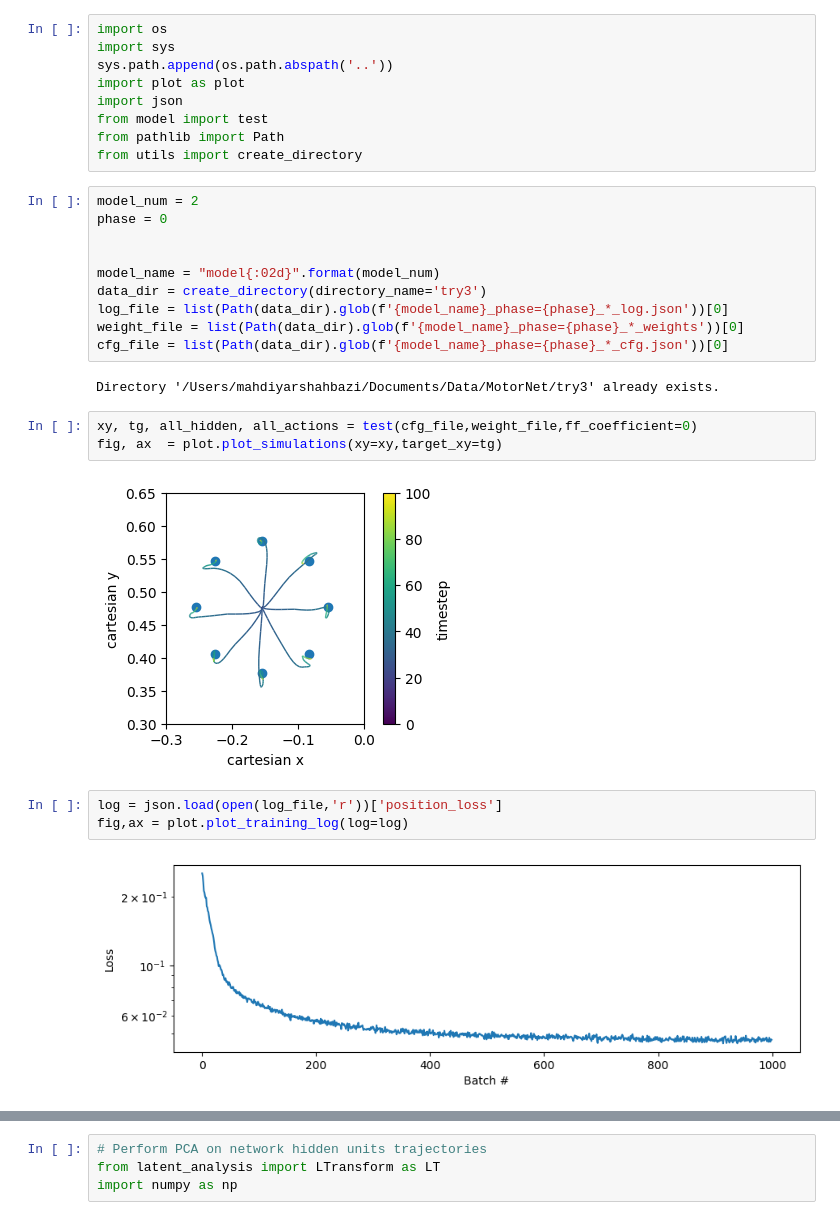
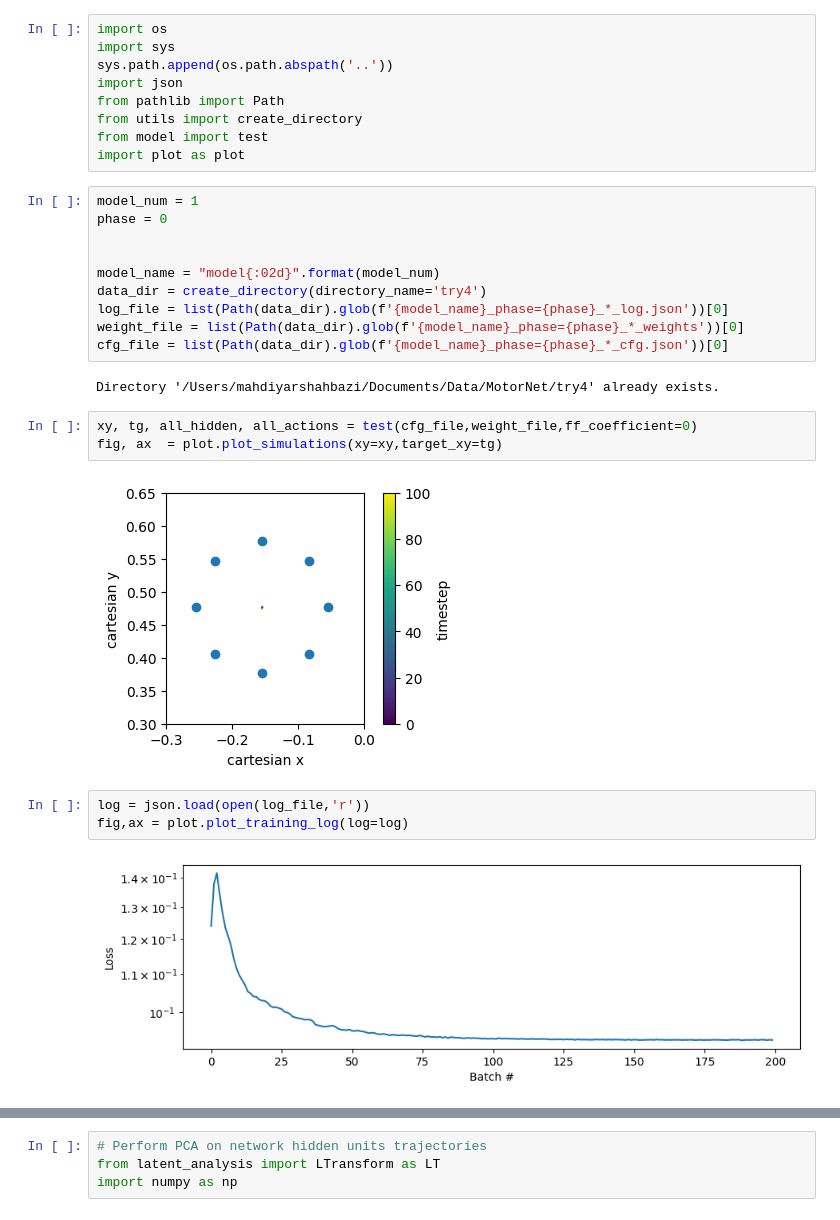
Before and after one commit to mshahbazi1997/MotorSavingModel, a Jupyter notebook: notebooks/test_network.ipynb, the cells around one changed output, grey strips where cells are left out. Saved outputs shown, nothing was run; the diff lists cells and outputs as text.

```diff
--- a/notebooks/test_network.ipynb
+++ b/notebooks/test_network.ipynb
@@ -2,33 +2,33 @@
 import os
 import sys
 sys.path.append(os.path.abspath('..'))
-import plot as plot
 import json
-from model import test
 from pathlib import Path
 from utils import create_directory
+from model import test
+import plot as plot
 # %%
-model_num = 2
+model_num = 1
 phase = 0
 
 
 model_name = "model{:02d}".format(model_num)
-data_dir = create_directory(directory_name='try3')
+data_dir = create_directory(directory_name='try4')
 log_file = list(Path(data_dir).glob(f'{model_name}_phase={phase}_*_log.json'))[0]
 weight_file = list(Path(data_dir).glob(f'{model_name}_phase={phase}_*_weights'))[0]
 cfg_file = list(Path(data_dir).glob(f'{model_name}_phase={phase}_*_cfg.json'))[0]
 # %% [output]
-Directory '/Users/mahdiyarshahbazi/Documents/Data/MotorNet/try3' already exists.
+Directory '/Users/mahdiyarshahbazi/Documents/Data/MotorNet/try4' already exists.
 # %%
 xy, tg, all_hidden, all_actions = test(cfg_file,weight_file,ff_coefficient=0)
 fig, ax  = plot.plot_simulations(xy=xy,target_xy=tg)
 # %% [output]
-[figure, old version]
+[figure, new version]
 # %%
-log = json.load(open(log_file,'r'))['position_loss']
+log = json.load(open(log_file,'r'))
 fig,ax = plot.plot_training_log(log=log)
 # %% [output]
-[figure, old version]
+[figure, new version]
 # %%
 fig, ax = plot.plot_activation(all_hidden, all_actions)
 #fig.savefig(os.path.join(data_dir,'activations.png'),dpi=300)
```
Also changed, not shown: parts of 1 cell of this notebook, 1 other file.
